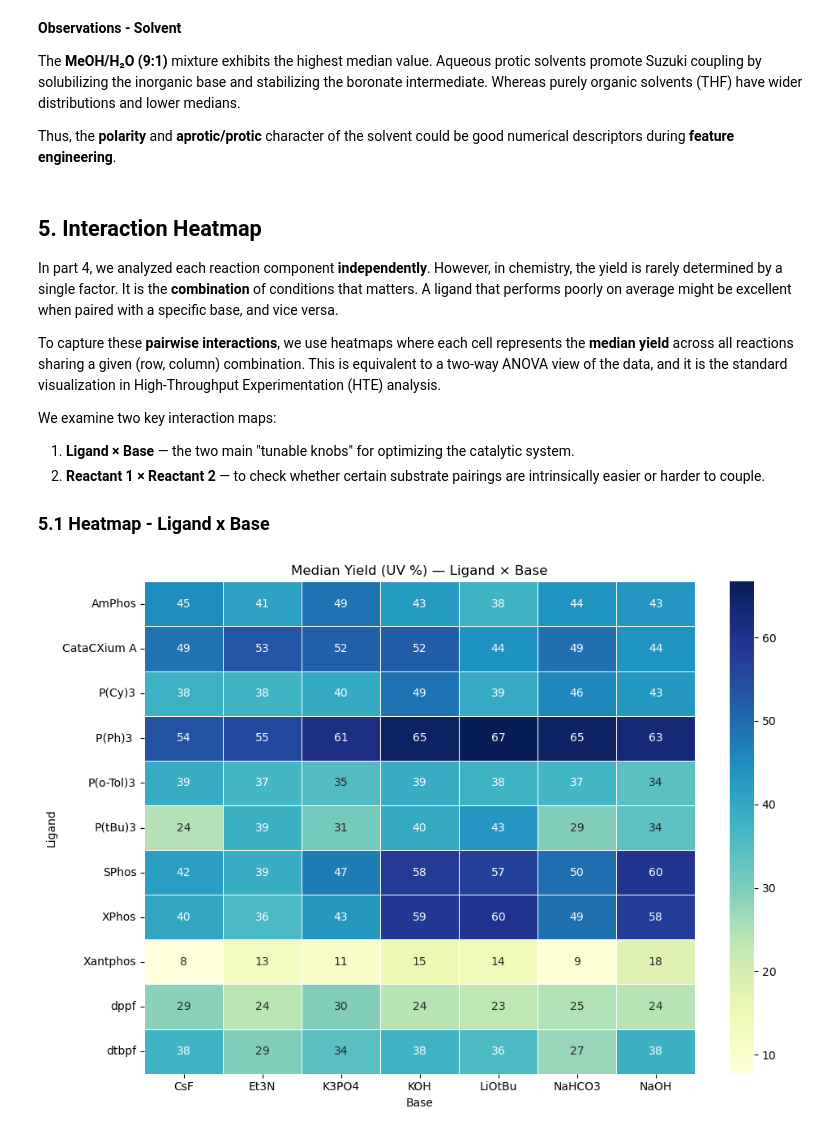
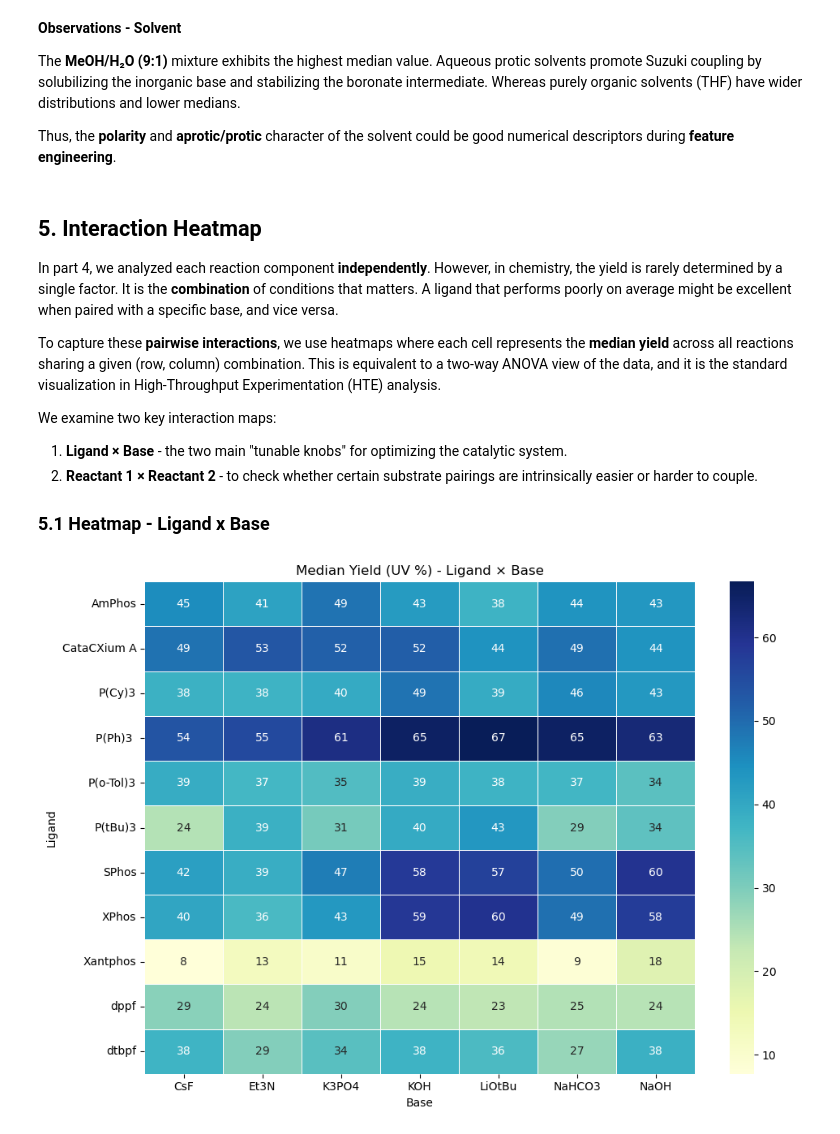
Before and after one commit to meirelesricardo/ai4chem_catalyst_predictor, a Jupyter notebook: notebooks/01_data_exploration.ipynb, the cells around one changed output. Cells and saved outputs as stored; diff of their text form; code cells hidden in the pictures.

```diff
--- a/notebooks/01_data_exploration.ipynb
+++ b/notebooks/01_data_exploration.ipynb
@@ -395,28 +395,28 @@ In part 4, we analyzed each reaction component **independently**. However, in ch
 To capture these **pairwise interactions**, we use heatmaps where each cell represents the **median yield** across all reactions sharing a given (row, column) combination. This is equivalent to a two-way ANOVA view of the data, and it is the standard visualization in High-Throughput Experimentation (HTE) analysis.
 
 We examine two key interaction maps:
-1. **Ligand × Base** — the two main "tunable knobs" for optimizing the catalytic system.
-2. **Reactant 1 × Reactant 2** — to check whether certain substrate pairings are intrinsically easier or harder to couple.
+1. **Ligand × Base** - the two main "tunable knobs" for optimizing the catalytic system.
+2. **Reactant 1 × Reactant 2** - to check whether certain substrate pairings are intrinsically easier or harder to couple.
 
 ### 5.1 Heatmap - Ligand x Base
 # %%
 # Pivot: Ligand × Base → median yield
 sub = df.dropna(subset=["Ligand_Short_Hand", "Reagent_1_Short_Hand"])
 pivot = sub.pivot_table(
     index="Ligand_Short_Hand",
     columns="Reagent_1_Short_Hand",
     values="Product_Yield_PCT_Area_UV",
     aggfunc="median",
 )
 
 # Heatmap of median yields for Ligand × Base combinations
 fig, ax = plt.subplots(figsize=(10, 7))
 sns.heatmap(pivot, annot=True, fmt=".0f", cmap="YlGnBu", linewidths=0.5, ax=ax)
-ax.set_title("Median Yield (UV %) — Ligand × Base")
+ax.set_title("Median Yield (UV %) - Ligand × Base")
 ax.set_ylabel("Ligand")
 ax.set_xlabel("Base")
 plt.tight_layout()
 plt.show()
 # %% [output]
-[figure, old version]
+[figure, new version]
 # %% [markdown]
```
Also changed, not shown: parts of 7 cells of this notebook.
